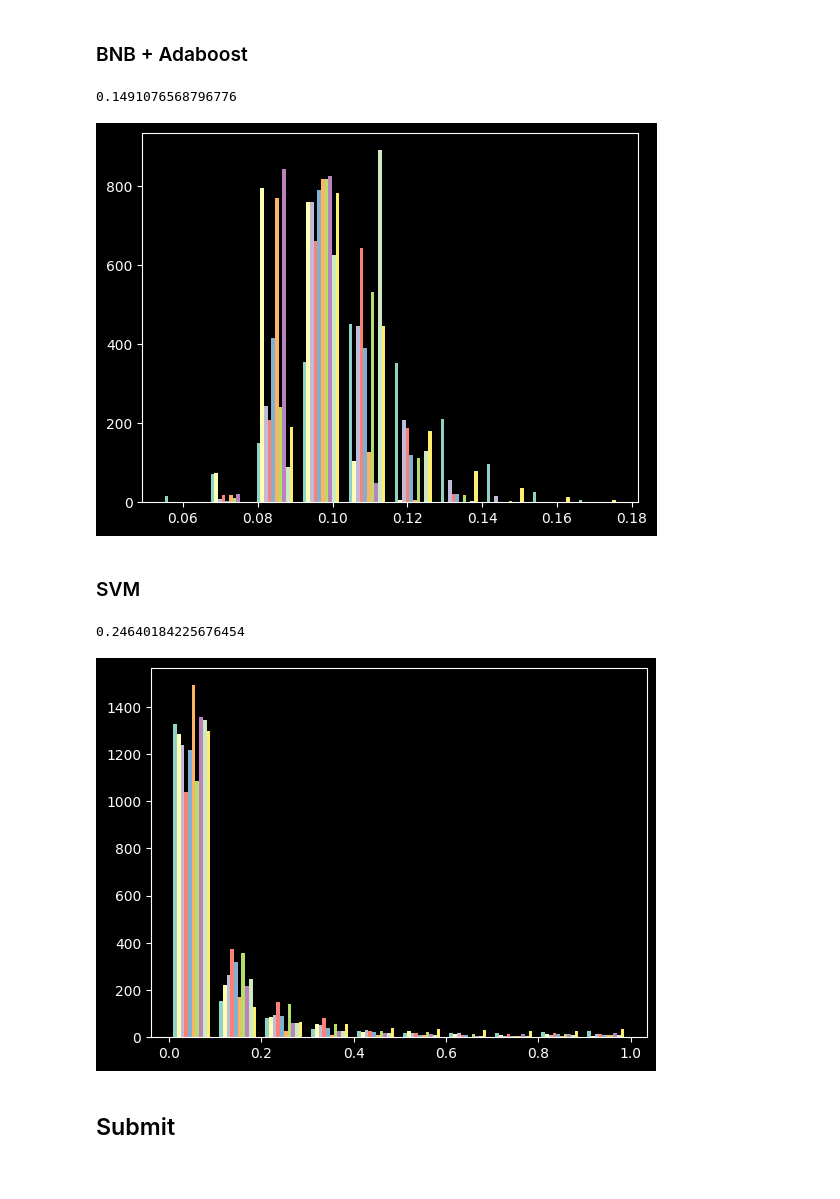
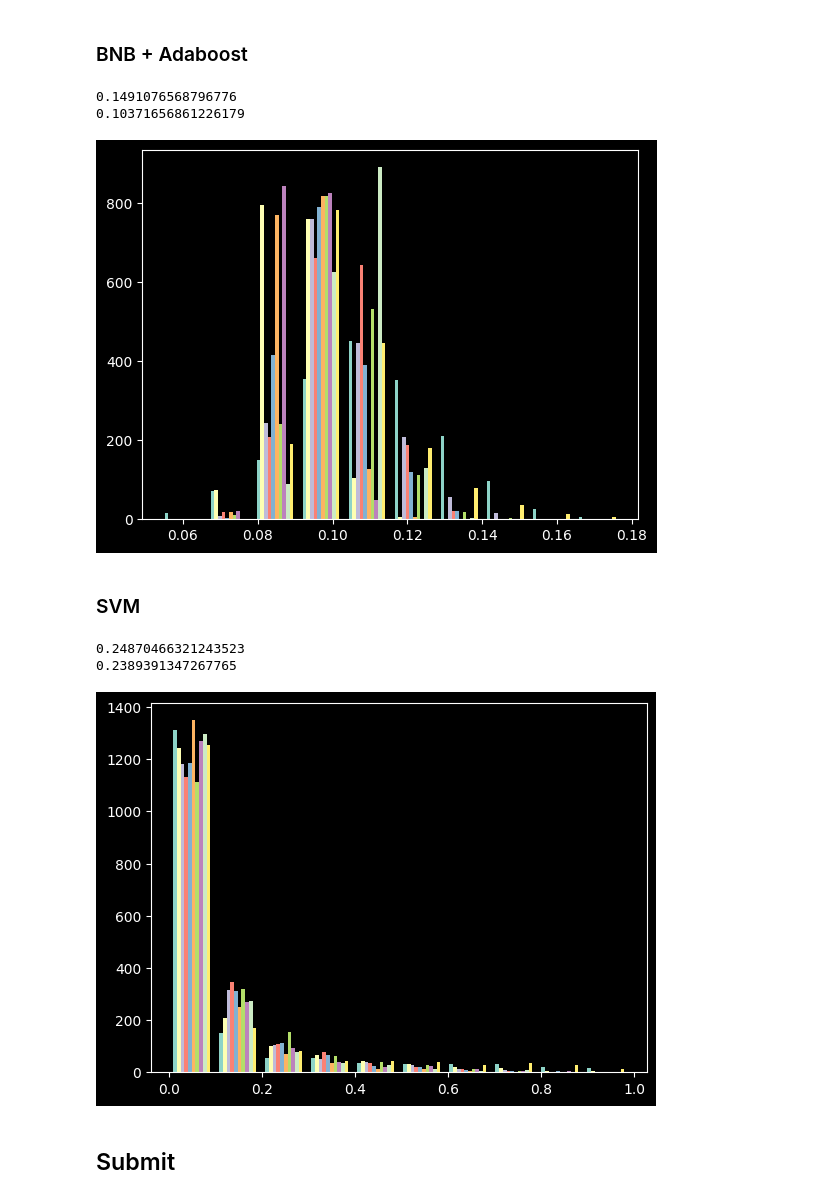
Before and after one commit to XiaoLinZzz/IML-A3, a Jupyter notebook: IML_A3/new_A3.ipynb, the cells around one changed output. Drawn from its saved outputs; the diff is of its cells as text; code cells hidden in the pictures.

```diff
--- a/IML_A3/new_A3.ipynb
+++ b/IML_A3/new_A3.ipynb
@@ -679,6 +682,7 @@ def self_train_model(model, X_train_labeled, y_train_labeled, X_train_unlabeled,
     y_train = np.concatenate((y_train_labeled, X_train_unlabeled_pred))
     model.fit(X_train, y_train)
     y_pred = model.predict(X_val)
+    f1 = f1_score(y_val, y_pred, average='macro')
     accuracy = accuracy_score(y_val, y_pred)
     confidence = model.predict_proba(X_val)
-    return accuracy, confidence
+    return f1, accuracy, confidence
@@ -778,28 +819,32 @@ plt.show()
 ### BNB + Adaboost
 # %%
 adaboost_bnb_model = AdaBoostClassifier(base_estimator=bnb_model, n_estimators=100, random_state=0)
-acc, confidence = self_train_model(adaboost_bnb_model, X_train_labeled, y_train_labeled, X_train_unlabeled, X_val, y_val)
+f1, acc, confidence = self_train_model(adaboost_bnb_model, X_train_labeled, y_train_labeled, X_train_unlabeled, X_val, y_val)
 
 print(acc)
+print(f1)
 
 plt.hist(confidence)
 plt.show()
 # %% [output]
 0.1491076568796776
+0.10371656861226179
 [figure]
 # %% [markdown]
 ### SVM
 # %%
 svm_model = SVC(C=2, kernel='poly', probability=True)
-acc, confidence = self_train_model(svm_model, X_train_labeled, y_train_labeled, X_train_unlabeled, X_val, y_val)
+f1, acc, confidence = self_train_model(svm_model, X_train_labeled, y_train_labeled, X_train_unlabeled, X_val, y_val)
 
 print(acc)
+print(f1)
 
 plt.hist(confidence)
 plt.show()
 # %% [output]
-0.24640184225676454
+0.24870466321243523
+0.2389391347267765
-[figure, old version]
+[figure, new version]
 # %% [markdown]
 ## Submit
 # %%
```
Also changed, not shown: parts of 9 cells of this notebook.
